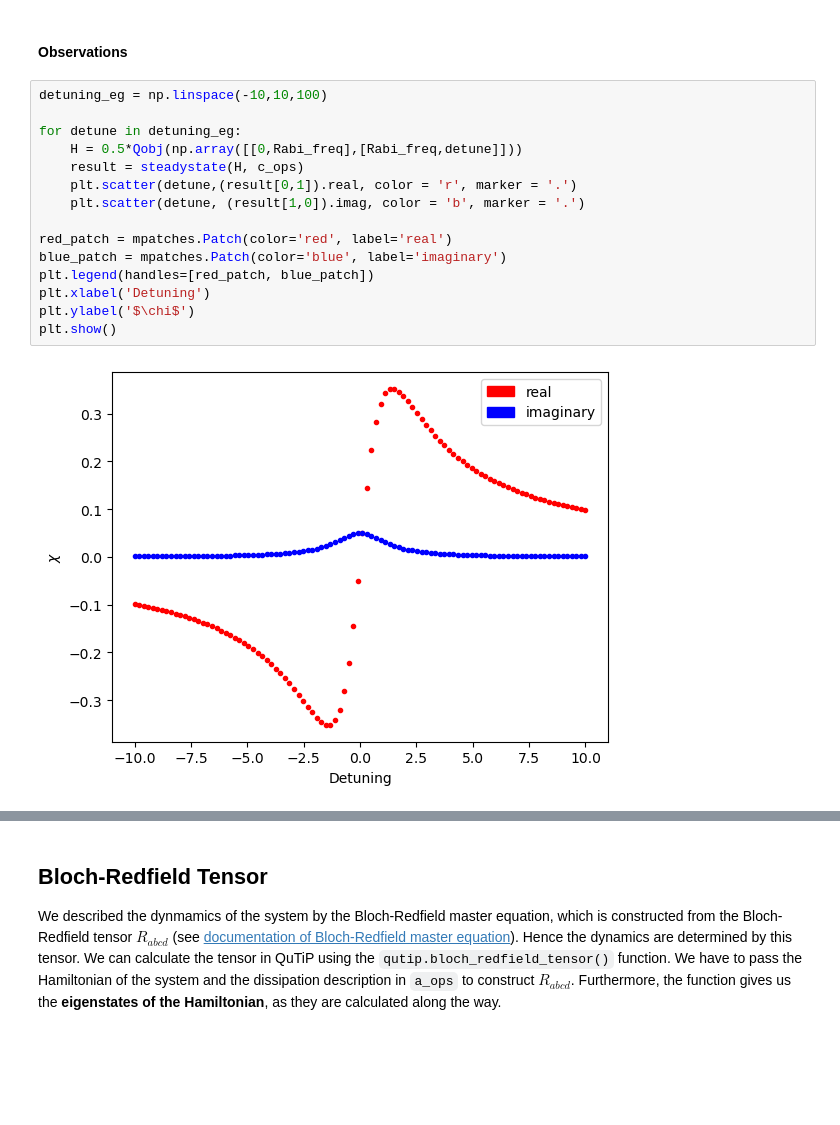
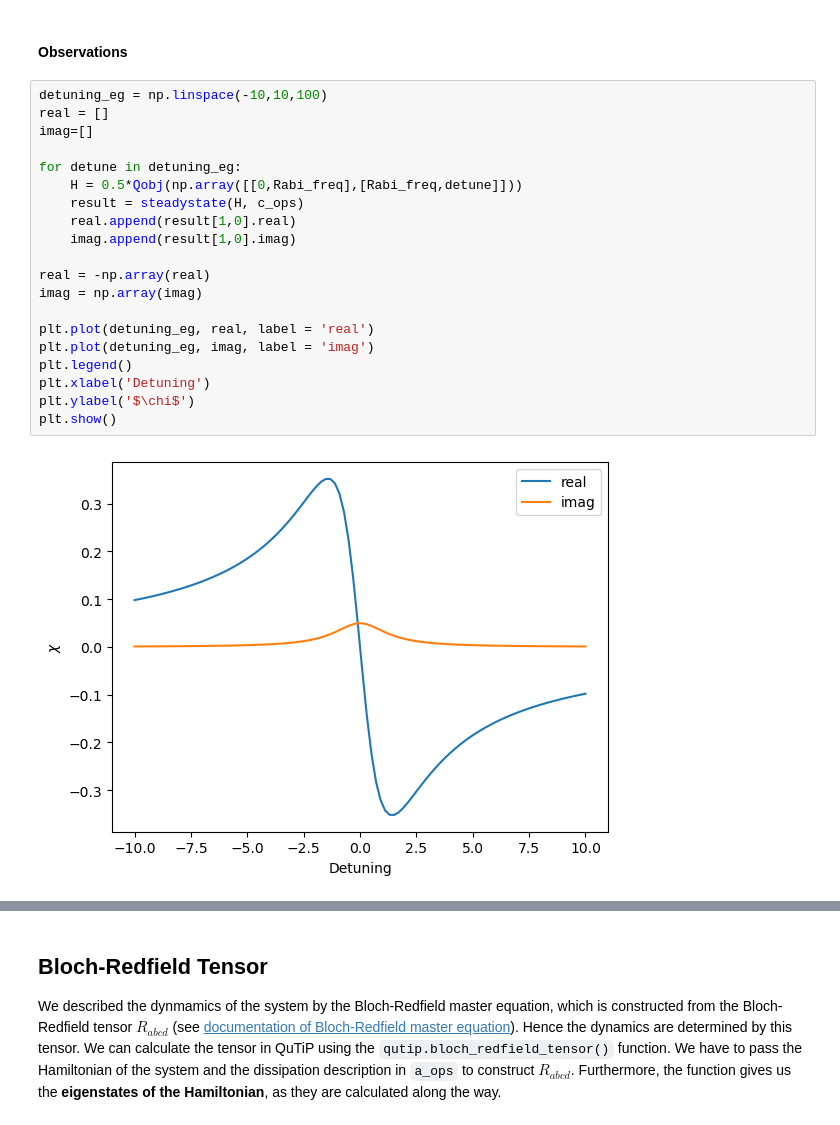
Before and after one commit to asaunders-uob/Rydberg, a Jupyter notebook: PyCode/Bloch Sphere TLS.ipynb, the cells around one changed output, grey strips where cells are left out. Cells and saved outputs as stored; diff of their text form; blank space fills up the shorter version.

```diff
--- a/PyCode/Bloch Sphere TLS.ipynb
+++ b/PyCode/Bloch Sphere TLS.ipynb
@@ -238,18 +240,23 @@ $I$ multiplies x and divides y.<br>
 $I_s$ multiplies along y.<br> -->
 # %%
 detuning_eg = np.linspace(-10,10,100)
+real = []
+imag=[]
 
 for detune in detuning_eg:
     H = 0.5*Qobj(np.array([[0,Rabi_freq],[Rabi_freq,detune]]))
     result = steadystate(H, c_ops)
-    plt.scatter(detune,(result[0,1]).real, color = 'r', marker = '.')
-    plt.scatter(detune, (result[1,0]).imag, color = 'b', marker = '.')
+    real.append(result[1,0].real)
+    imag.append(result[1,0].imag)
 
-red_patch = mpatches.Patch(color='red', label='real')
-blue_patch = mpatches.Patch(color='blue', label='imaginary')
-plt.legend(handles=[red_patch, blue_patch])
+real = -np.array(real)
+imag = np.array(imag)
+
+plt.plot(detuning_eg, real, label = 'real')
+plt.plot(detuning_eg, imag, label = 'imag')
+plt.legend()
 plt.xlabel('Detuning')
 plt.ylabel('$\chi$')
 plt.show()
 # %% [output]
-[figure, old version]
+[figure, new version]
```
Also changed, not shown: parts of 6 cells of this notebook, 2 other files.
